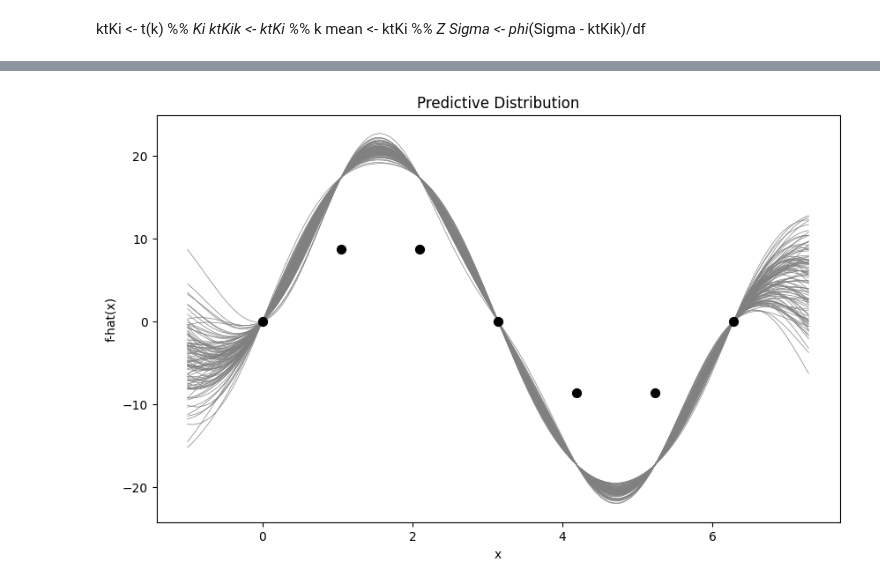
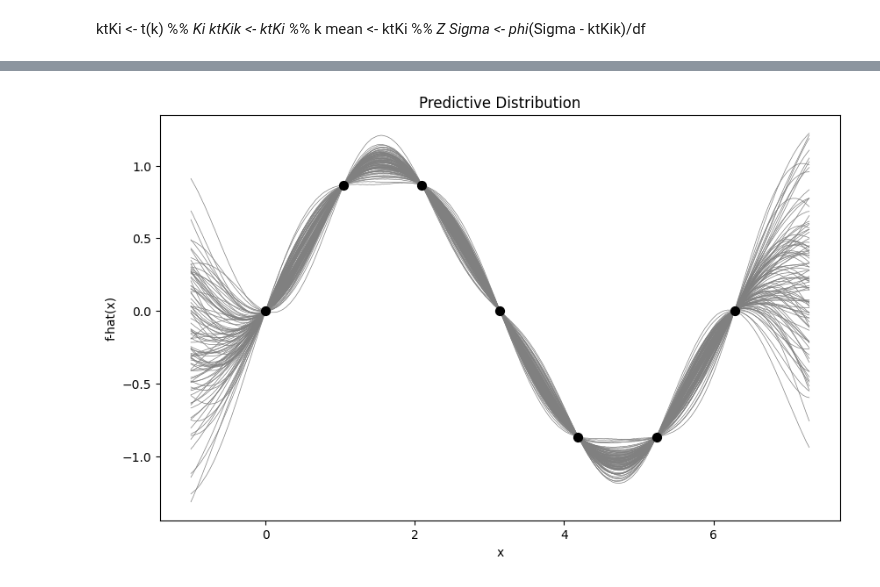
Before and after one commit to sequential-parameter-optimization/spotPython, a Jupyter notebook: notebooks/00_spotPython_tests.ipynb, the cells around one changed output, grey strips where cells are left out. Saved outputs shown, nothing was run; the diff lists cells and outputs as text; code cells hidden in the pictures.

```diff
--- a/notebooks/00_spotPython_tests.ipynb
+++ b/notebooks/00_spotPython_tests.ipynb
@@ -7451,33 +7445,33 @@ import matplotlib.pyplot as plt
 
 # Simple sine data
 X = np.linspace(0, 2 * np.pi, 7).reshape(-1, 1)
-Z = 10.0*np.sin(X)
+Z = np.sin(X)
 
 # New GP fit
 gpsep = newGPsep(X, Z, d=2, g=0.000001)
 
 # Make predictions
 XX = np.linspace(-1, 2 * np.pi + 1, 499).reshape(-1, 1)
 p = predictGPsep(gpsep, XX, lite=False)
 
 # Sample from the predictive distribution
 N = 100
 mean = p["mean"]
 Sigma = p["Sigma"]
 df = p["df"]
 
 # Generate samples from the multivariate t-distribution
 ZZ = np.random.multivariate_normal(mean, Sigma, N)
-ZZ = ZZ.T + np.tile(mean, (N, 1)).T
+ZZ = ZZ.T
 
 # Plot the results
 plt.figure(figsize=(10, 6))
 for i in range(N):
     plt.plot(XX, ZZ[:, i], color="gray", linewidth=0.5)
 plt.scatter(X, Z, color="black", s=50, zorder=5)
 plt.xlabel("x")
 plt.ylabel("f-hat(x)")
 plt.title("Predictive Distribution")
 plt.show()
 # %% [output]
-[figure, old version]
+[figure, new version]
```
Also changed, not shown: parts of 2 cells of this notebook, 2 other files.
